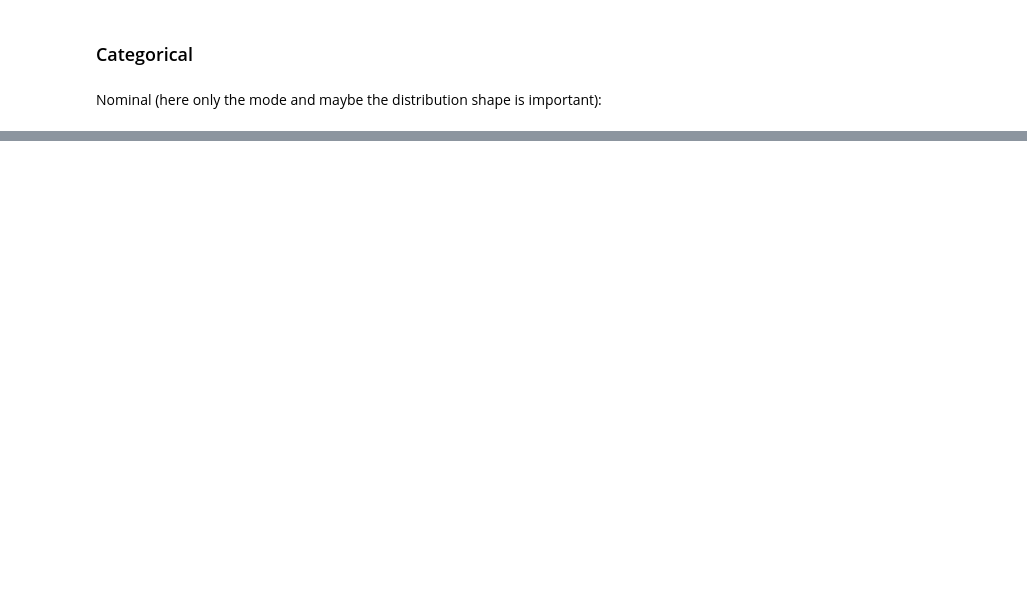
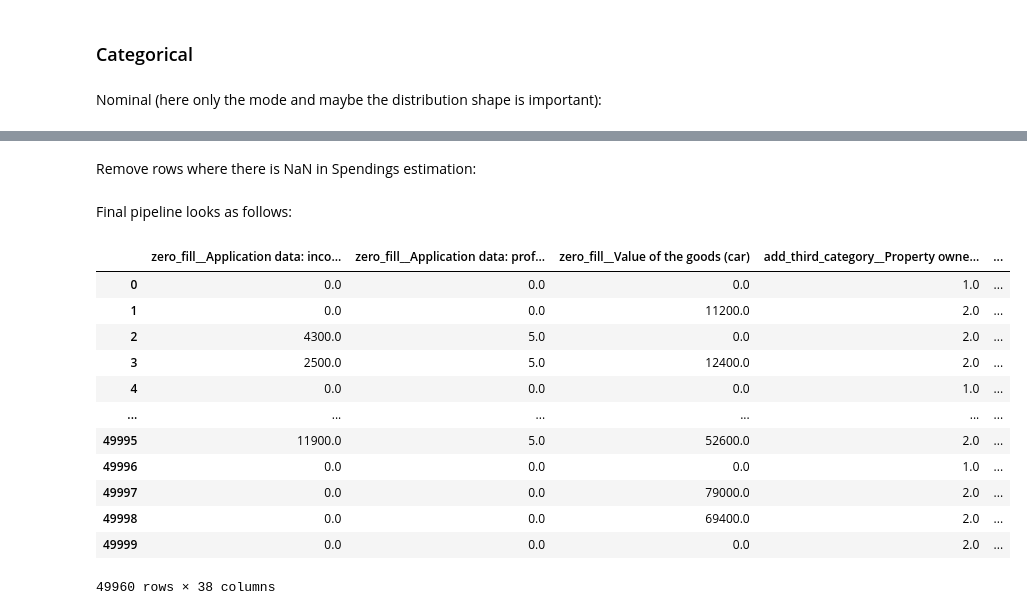
Before and after one commit to Sillem/ING-den, a Jupyter notebook: analysis.ipynb, the cells around one changed output, grey strips where cells are left out. Saved outputs shown, nothing was run; the diff lists cells and outputs as text; code cells hidden in the pictures; blank space fills up the shorter version.

Commit message:
finished a first version of pipeline with descriptive statistics interpretations. result of pipeline is dataframe with nans only in target column

```diff
--- a/analysis.ipynb
+++ b/analysis.ipynb
@@ -374,0 +438,10 @@ train_data["Var6"].value_counts().plot.bar(title="Distribution of loan payment f
+# %%
+from sklearn.compose import ColumnTransformer
+
+impute_column_transformer = ColumnTransformer([
+    ("zero_fill", zero_imputer, vars_for_zero_impute),
+    ("add_third_category", add_category_imputer, vars_for_add_category_impute),
+    ("mode_impute", mode_imputer, vars_for_mode_impute),
+    ("fill_zeros_but_add_var", SimpleImputeAddFeature(vars_for_fill_zeros_but_add_var), vars_for_fill_zeros_but_add_var)],
+    remainder="passthrough"
+)
@@ -374,0 +450,5 @@ train_data["Var6"].value_counts().plot.bar(title="Distribution of loan payment f
+# %%
+transformed_train = impute_column_transformer.fit_transform(train_data)
+
+final = pd.DataFrame(transformed_train, columns=impute_column_transformer.get_feature_names_out())
+final.isna().any()
@@ -374,0 +473,35 @@ train_data["Var6"].value_counts().plot.bar(title="Distribution of loan payment f
+# %% [markdown]
+Remove rows where there is NaN in Spendings estimation:
+# %%
+from sklearn.preprocessing import FunctionTransformer
+
+ft_remove_spendings_estimations = FunctionTransformer(lambda df: df[df['remainder__Spendings estimation'].notna()])
+# %% [markdown]
+Final pipeline looks as follows:
+# %%
+def final_pipeline(X : pd.DataFrame) -> pd.DataFrame:
+    # this function takes raw dataframe data from task and transforms it into df without nans
+
+    #fill nas with strategies without dropping rows
+    transformed_X = impute_column_transformer.fit_transform(X)
+
+    transformed_X_df = pd.DataFrame(transformed_X, columns=impute_column_transformer.get_feature_names_out())
+
+    ft_remove_spendings_estimations = FunctionTransformer(lambda df: df[df['remainder__Spendings estimation'].notna()])
+    return ft_remove_spendings_estimations.transform(transformed_X_df)
+
+final_pipeline(train_data)
+# %% [output]
+|  | zero_fill__Application data: inco... | zero_fill__Application data: prof... | zero_fill__Value of the goods (car) | add_third_category__Property owne... | ... |
+| 0 | 0.0 | 0.0 | 0.0 | 1.0 | ... |
+| 1 | 0.0 | 0.0 | 11200.0 | 2.0 | ... |
+| 2 | 4300.0 | 5.0 | 0.0 | 2.0 | ... |
+| 3 | 2500.0 | 5.0 | 12400.0 | 2.0 | ... |
+| 4 | 0.0 | 0.0 | 0.0 | 1.0 | ... |
+| ... | ... | ... | ... | ... | ... |
+| 49995 | 11900.0 | 5.0 | 52600.0 | 2.0 | ... |
+| 49996 | 0.0 | 0.0 | 0.0 | 1.0 | ... |
+| 49997 | 0.0 | 0.0 | 79000.0 | 2.0 | ... |
+| 49998 | 0.0 | 0.0 | 69400.0 | 2.0 | ... |
+| 49999 | 0.0 | 0.0 | 0.0 | 2.0 | ... |
+49960 rows × 38 columns
```
Also changed, not shown: parts of 19 cells of this notebook, 1 other file.
